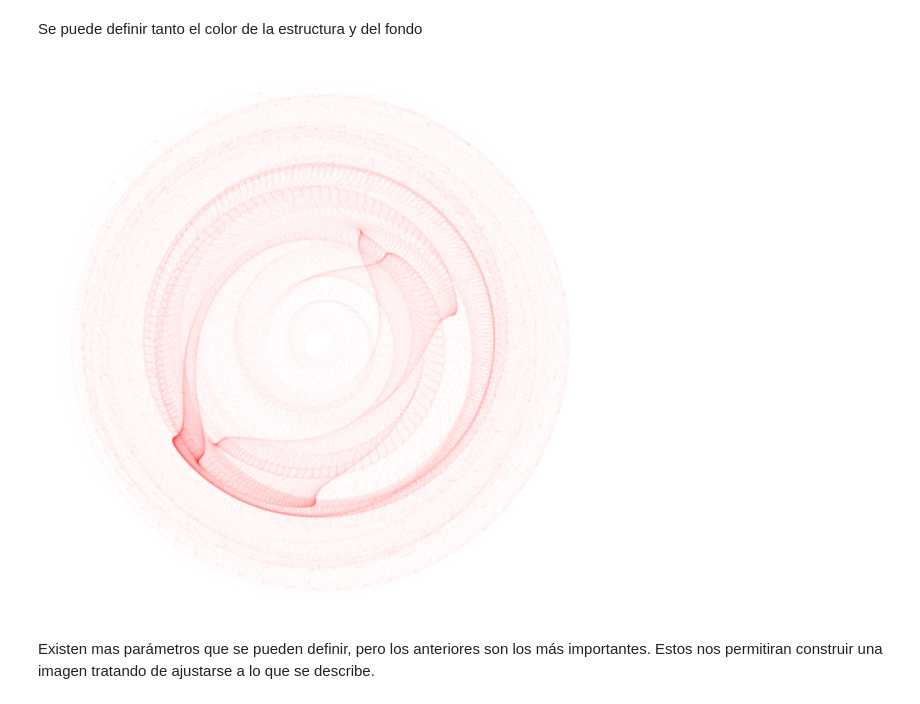
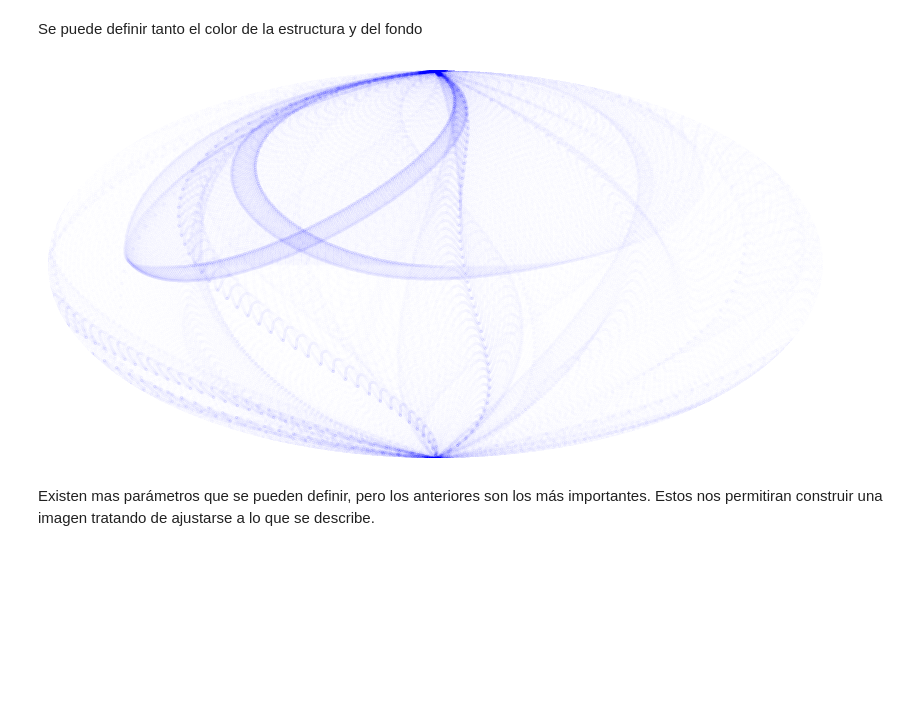
Before and after one commit to paolovasquezg/abstract_generator, a Jupyter notebook: stable difusion.ipynb, the cells around one changed output. Cells and saved outputs as stored; diff of their text form; code cells hidden in the pictures; blank space fills up the shorter version.

```diff
--- a/stable difusion.ipynb
+++ b/stable difusion.ipynb
@@ -28,6 +28,7 @@ g = GenerativeImage(f1, f2)
 # %% [markdown]
 ### Imágen básica
 # %%
+g = GenerativeImage(f1, f2)
 g.generate()
 g.plot()
 g.seed
@@ -82,12 +83,11 @@ plt.show()
 # %% [markdown]
 Se puede definir tanto el color de la estructura y del fondo
 # %%
-g.generate()
-g.plot(color="red", bgcolor="white", projection=Projection.POLAR)
+g.plot(color="blue")
 g.seed
 plt.show()
 # %% [output]
-[figure, old version]
+[figure, new version]
 # %% [markdown]
 Existen mas parámetros que se pueden definir, pero los anteriores son los más importantes. Estos nos permitiran construir una imagen tratando de ajustarse a lo que se describe.
 # %% [markdown]
```
Also changed, not shown: parts of 5 cells of this notebook, 2 other files.
